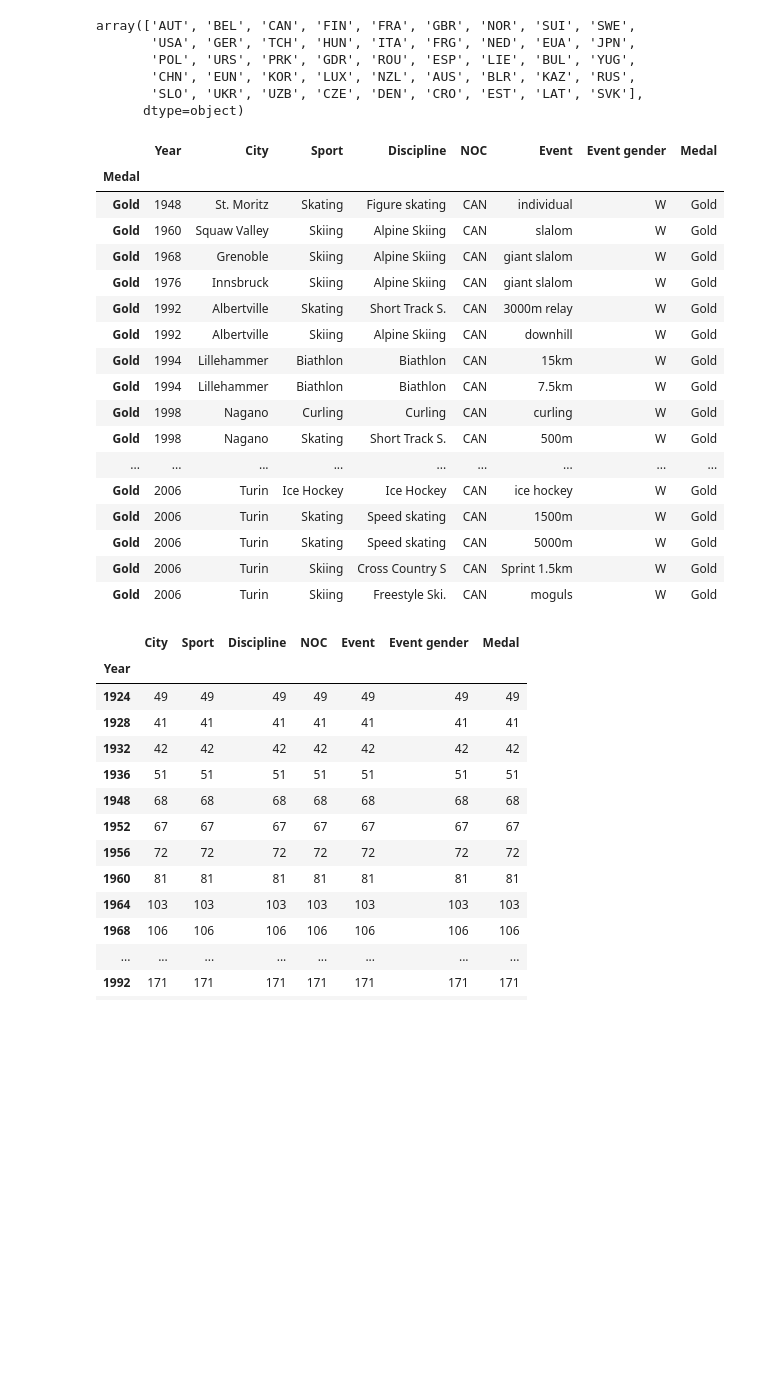
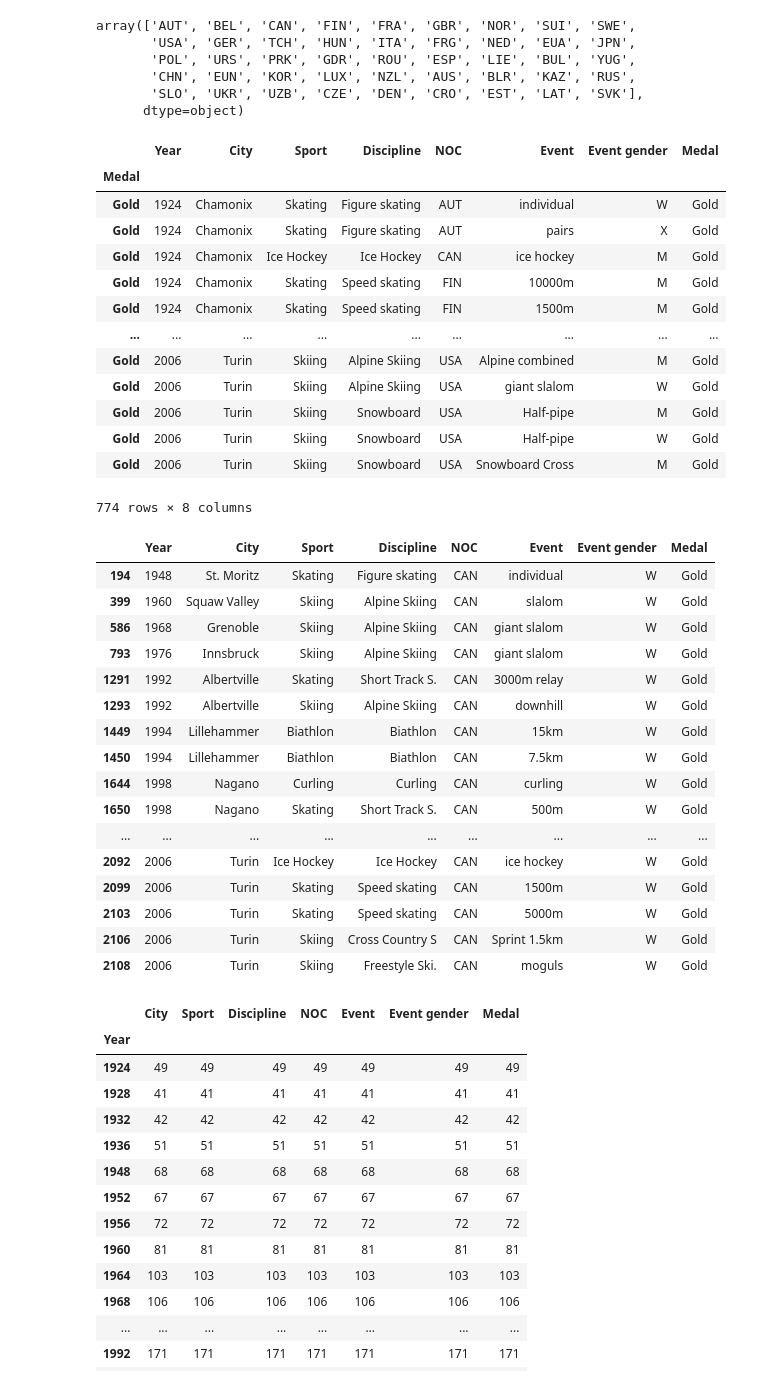
Before and after one commit to LeTienNhan20104048/LeTienNhan20104048, a Jupyter notebook: Tuan_1.ipynb, the cells around one changed output. Drawn from its saved outputs; the diff is of its cells as text; code cells hidden in the pictures; blank space fills up the shorter version.

```diff
--- a/Tuan_1.ipynb
+++ b/Tuan_1.ipynb
@@ -122,33 +176,50 @@ array(['AUT', 'BEL', 'CAN', 'FIN', 'FRA', 'GBR', 'NOR', 'SUI', 'SWE',
        'CHN', 'EUN', 'KOR', 'LUX', 'NZL', 'AUS', 'BLR', 'KAZ', 'RUS',
        'SLO', 'UKR', 'UZB', 'CZE', 'DEN', 'CRO', 'EST', 'LAT', 'SVK'],
       dtype=object)
+# %%
+import pandas as pd
+url = 'http://winterolympicsmedals.com/medals.csv'
+data = pd.read_csv(url)
+data = data.set_index(data['Medal'])
+data.loc['Gold']
+# %% [output]
+|  | Year | City | Sport | Discipline | NOC | Event | Event gender | Medal |
+| Medal |  |  |  |  |  |  |  |  |
+| Gold | 1924 | Chamonix | Skating | Figure skating | AUT | individual | W | Gold |
+| Gold | 1924 | Chamonix | Skating | Figure skating | AUT | pairs | X | Gold |
+| Gold | 1924 | Chamonix | Ice Hockey | Ice Hockey | CAN | ice hockey | M | Gold |
+| Gold | 1924 | Chamonix | Skating | Speed skating | FIN | 10000m | M | Gold |
+| Gold | 1924 | Chamonix | Skating | Speed skating | FIN | 1500m | M | Gold |
+| ... | ... | ... | ... | ... | ... | ... | ... | ... |
+| Gold | 2006 | Turin | Skiing | Alpine Skiing | USA | Alpine combined | M | Gold |
+| Gold | 2006 | Turin | Skiing | Alpine Skiing | USA | giant slalom | W | Gold |
+| Gold | 2006 | Turin | Skiing | Snowboard | USA | Half-pipe | M | Gold |
+| Gold | 2006 | Turin | Skiing | Snowboard | USA | Half-pipe | W | Gold |
+| Gold | 2006 | Turin | Skiing | Snowboard | USA | Snowboard Cross | M | Gold |
+774 rows × 8 columns
 # %%
 import pandas as pd
 url = 'http://winterolympicsmedals.com/medals.csv'
 data = pd.read_csv(url)
-data = data.set_index(data['Medal'])
-data.loc['Gold']
-
 data[(data['Medal']=='Gold') & (data['Event gender']=='W') & (data['NOC']=='CAN')]
 # %% [output]
 |  | Year | City | Sport | Discipline | NOC | Event | Event gender | Medal |
-| Medal |  |  |  |  |  |  |  |  |
-| Gold | 1948 | St. Moritz | Skating | Figure skating | CAN | individual | W | Gold |
-| Gold | 1960 | Squaw Valley | Skiing | Alpine Skiing | CAN | slalom | W | Gold |
-| Gold | 1968 | Grenoble | Skiing | Alpine Skiing | CAN | giant slalom | W | Gold |
-| Gold | 1976 | Innsbruck | Skiing | Alpine Skiing | CAN | giant slalom | W | Gold |
-| Gold | 1992 | Albertville | Skating | Short Track S. | CAN | 3000m relay | W | Gold |
-| Gold | 1992 | Albertville | Skiing | Alpine Skiing | CAN | downhill | W | Gold |
-| Gold | 1994 | Lillehammer | Biathlon | Biathlon | CAN | 15km | W | Gold |
-| Gold | 1994 | Lillehammer | Biathlon | Biathlon | CAN | 7.5km | W | Gold |
-| Gold | 1998 | Nagano | Curling | Curling | CAN | curling | W | Gold |
-| Gold | 1998 | Nagano | Skating | Short Track S. | CAN | 500m | W | Gold |
+| 194 | 1948 | St. Moritz | Skating | Figure skating | CAN | individual | W | Gold |
+| 399 | 1960 | Squaw Valley | Skiing | Alpine Skiing | CAN | slalom | W | Gold |
+| 586 | 1968 | Grenoble | Skiing | Alpine Skiing | CAN | giant slalom | W | Gold |
+| 793 | 1976 | Innsbruck | Skiing | Alpine Skiing | CAN | giant slalom | W | Gold |
+| 1291 | 1992 | Albertville | Skating | Short Track S. | CAN | 3000m relay | W | Gold |
+| 1293 | 1992 | Albertville | Skiing | Alpine Skiing | CAN | downhill | W | Gold |
+| 1449 | 1994 | Lillehammer | Biathlon | Biathlon | CAN | 15km | W | Gold |
+| 1450 | 1994 | Lillehammer | Biathlon | Biathlon | CAN | 7.5km | W | Gold |
+| 1644 | 1998 | Nagano | Curling | Curling | CAN | curling | W | Gold |
+| 1650 | 1998 | Nagano | Skating | Short Track S. | CAN | 500m | W | Gold |
 | ... | ... | ... | ... | ... | ... | ... | ... | ... |
-| Gold | 2006 | Turin | Ice Hockey | Ice Hockey | CAN | ice hockey | W | Gold |
-| Gold | 2006 | Turin | Skating | Speed skating | CAN | 1500m | W | Gold |
-| Gold | 2006 | Turin | Skating | Speed skating | CAN | 5000m | W | Gold |
-| Gold | 2006 | Turin | Skiing | Cross Country S | CAN | Sprint 1.5km | W | Gold |
-| Gold | 2006 | Turin | Skiing | Freestyle Ski. | CAN | moguls | W | Gold |
+| 2092 | 2006 | Turin | Ice Hockey | Ice Hockey | CAN | ice hockey | W | Gold |
+| 2099 | 2006 | Turin | Skating | Speed skating | CAN | 1500m | W | Gold |
+| 2103 | 2006 | Turin | Skating | Speed skating | CAN | 5000m | W | Gold |
+| 2106 | 2006 | Turin | Skiing | Cross Country S | CAN | Sprint 1.5km | W | Gold |
+| 2108 | 2006 | Turin | Skiing | Freestyle Ski. | CAN | moguls | W | Gold |
 # %%
 import pandas as pd
 url = 'http://winterolympicsmedals.com/medals.csv'
```
Also changed, not shown: parts of 13 cells of this notebook.
